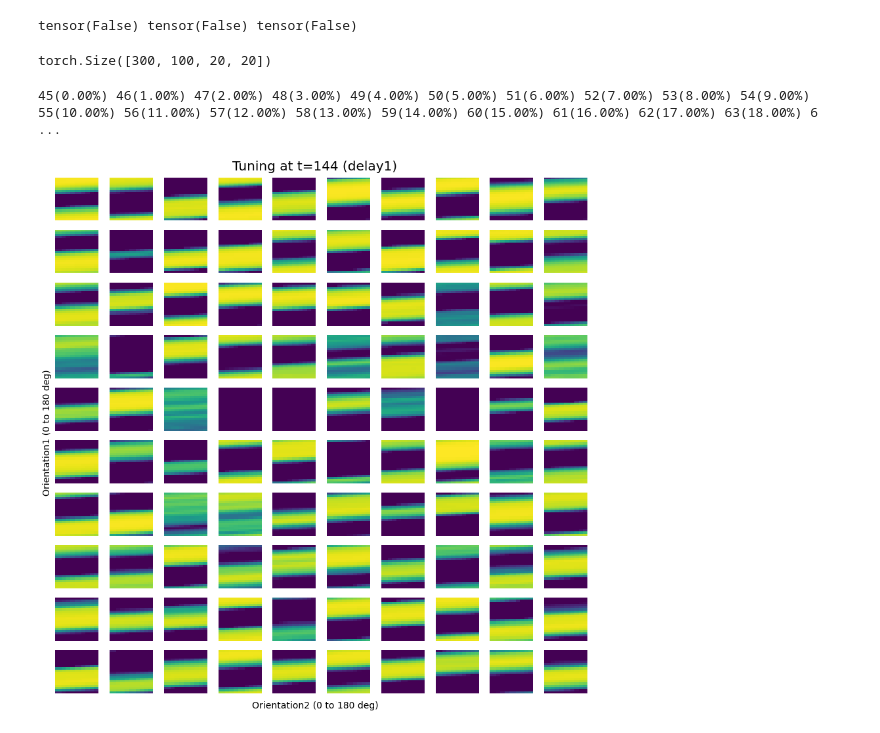
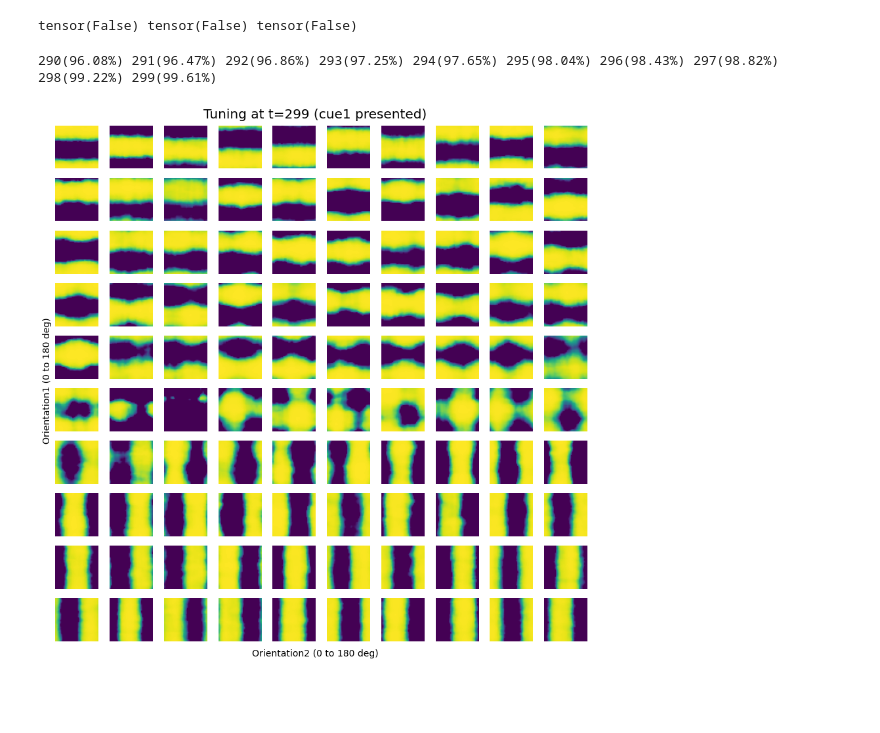
Before and after one commit to azaho/rnnmin, a Jupyter notebook: PLAYGROUND-RESET.ipynb, the cells around one changed output. Saved outputs shown, nothing was run; the diff lists cells and outputs as text; code cells hidden in the pictures; blank space fills up the shorter version.

```diff
--- a/PLAYGROUND-RESET.ipynb
+++ b/PLAYGROUND-RESET.ipynb
@@ -1229,10 +1315,11 @@ from R2&DT to output: (3.7235959403512178, 46.00333131241621)
 from DT&DT to output: (4.949108067282458, 2.5299714024656224)
 # %%
 DATA_PART_TASK = {}
-use_delay=False
-cue=False
-res = 6
-print(f"PART TASK: {'DEL->' if use_delay else ''}O1->DEL->ASK {'(with cue)' if cue else '(no cue)'}")
+use_delay=True
+use_delay2=False
+cue=True
+res = 1
+print(f"PART TASK: {'DEL->' if use_delay else ''}O1->{'DEL->' if use_delay2 else ''}ASK {'(with cue)' if cue else '(no cue)'}")
 print (" --- ")
 restore_model()
 with torch.no_grad():
@@ -1240,9 +1327,11 @@ with torch.no_grad():
 e_o1_t, e_o2_t = 0, 0
 for orientation1 in range(0, 181, res):
     h, ah = init()
-    if use_delay: for i in range(50): h, ah = step(h, ah, input_del)
+    if use_delay:
+        for i in range(50): h, ah = step(h, ah, input_del)
     h, ah, _ = hold(h, ah, orientation=orientation1, clamp_dt=False, return_graph=False)
-    h, ah, _ = hold(h, ah, orientation=None, clamp_dt=False, return_graph=False)
+    if use_delay2:
+        h, ah, _ = hold(h, ah, orientation=None, clamp_dt=False, return_graph=False)
     h, ah, e_o1, e_o2, _ = hold_measure_error(h, ah, orientation=None, clamp_dt=False, o1_target=orientation1, o2_target=orientation1, return_graph=False, cue=cue)
     e_o1_t += e_o1
     e_o2_t += e_o2
@@ -1268,9 +1357,11 @@ for i1, u1 in enumerate(unit_ids):
         e_o1_t, e_o2_t = 0, 0
         for orientation1 in range(0, 181, res):
             h, ah = init()
-            if use_delay: for i in range(50): h, ah = step(h, ah, input_del)
+            if use_delay:
+                for i in range(50): h, ah = step(h, ah, input_del)
             h, ah, _ = hold(h, ah, orientation=orientation1, clamp_dt=False, return_graph=False)
-            h, ah, _ = hold(h, ah, orientation=None, clamp_dt=False, return_graph=False)
+            if use_delay2:
+                h, ah, _ = hold(h, ah, orientation=None, clamp_dt=False, return_graph=False)
             h, ah, e_o1, e_o2, _ = hold_measure_error(h, ah, orientation=None, clamp_dt=False, o1_target=orientation1, o2_target=orientation1, return_graph=False, cue=cue)
             e_o1_t += e_o1
             e_o2_t += e_o2
@@ -1290,9 +1381,11 @@ for i1, u1 in enumerate(unit_ids):
     e_o1_t, e_o2_t = 0, 0
     for orientation1 in range(0, 181, res):
         h, ah = init()
-        if use_delay: for i in range(50): h, ah = step(h, ah, input_del)
+        if use_delay:
+            for i in range(50): h, ah = step(h, ah, input_del)
         h, ah, _ = hold(h, ah, orientation=orientation1, clamp_dt=False, return_graph=False)
-        h, ah, _ = hold(h, ah, orientation=None, clamp_dt=False, return_graph=False)
+        if use_delay2:
+            h, ah, _ = hold(h, ah, orientation=None, clamp_dt=False, return_graph=False)
         h, ah, e_o1, e_o2, _ = hold_measure_error(h, ah, orientation=None, clamp_dt=False, o1_target=orientation1, o2_target=orientation1, return_graph=False, cue=cue)
         e_o1_t += e_o1
         e_o2_t += e_o2
@@ -1312,9 +1405,11 @@ for i1, u1 in enumerate(unit_ids):
     e_o1_t, e_o2_t = 0, 0
     for orientation1 in range(0, 181, res):
         h, ah = init()
-        if use_delay: for i in range(50): h, ah = step(h, ah, input_del)
+        if use_delay:
+            for i in range(50): h, ah = step(h, ah, input_del)
         h, ah, _ = hold(h, ah, orientation=orientation1, clamp_dt=False, return_graph=False)
-        h, ah, _ = hold(h, ah, orientation=None, clamp_dt=False, return_graph=False)
+        if use_delay2:
+            h, ah, _ = hold(h, ah, orientation=None, clamp_dt=False, return_graph=False)
         h, ah, e_o1, e_o2, _ = hold_measure_error(h, ah, orientation=None, clamp_dt=False, o1_target=orientation1, o2_target=orientation1, return_graph=False, cue=cue)
         e_o1_t += e_o1
         e_o2_t += e_o2
@@ -1578,30 +1687,27 @@ _path = pathlib.Path(f"data/{directory}/{dirname}/file.png")
 _path.parent.mkdir(parents=True, exist_ok=True)
-# %%
-data_all_reset.shape
-# %% [output]
-torch.Size([300, 100, 20, 20])
 # %%
 start_from = 45
-go_to = 145
-for t in range(start_from, go_to):
+go_to = 300
+for t in range(290, go_to):
     plt.close('all')
     sqt = round(dim_recurrent ** 0.5)
     fig, ax = plt.subplots(nrows=sqt, ncols=sqt, figsize=(12, 12), facecolor='white')
     for i in range(dim_recurrent):
         a = ax[i // sqt][i % sqt]
-        a.imshow(data_all_reset[t][tuning_indices[-1]][i].detach().numpy(), vmin=0, vmax=1)
+        a.imshow(data_all[t][tuning_indices[-1]][i].detach().numpy(), vmin=0, vmax=1)
         a.title.set_visible(False)
         a.axis('off')
         a.tick_params(left = False, labelleft = False , labelbottom = False, bottom = False)
     plt.tight_layout()
     st = fig.suptitle(f"Tuning at t={t:03} ({get_title(t)})", fontsize=20)
     #st.set_y(0.95)
     fig.supxlabel('Orientation2 (0 to 180 deg)', fontsize=14)
     fig.supylabel('Orientation1 (0 to 180 deg)', fontsize=14)
     fig.subplots_adjust(top=0.95, left=0.04, bottom=0.04)
-    plt.savefig(f"data/{directory}/{dirname}/fig{t:03}.png")
-    print(f"{t}({(t-start_from)/(go_to-start_from)*100:.2f}%)", end=" ")
+    plt.savefig(f"{directory}/{dirname}/fig{t:03}.png")
+    if t % 1 == 0:
+        print(f"{t}({(t-start_from)/(go_to-start_from)*100:.2f}%)", end=" ")
 # %% [output]
-45(0.00%) 46(1.00%) 47(2.00%) 48(3.00%) 49(4.00%) 50(5.00%) 51(6.00%) 52(7.00%) 53(8.00%) 54(9.00%) 55(10.00%) 56(11.00%) 57(12.00%) 58(13.00%) 59(14.00%) 60(15.00%) 61(16.00%) 62(17.00%) 63(18.00%) 6 ...
+290(96.08%) 291(96.47%) 292(96.86%) 293(97.25%) 294(97.65%) 295(98.04%) 296(98.43%) 297(98.82%) 298(99.22%) 299(99.61%)
-[figure, old version]
+[figure, new version]
 # %%
```
Also changed, not shown: parts of 31 cells of this notebook, 9 other files.
